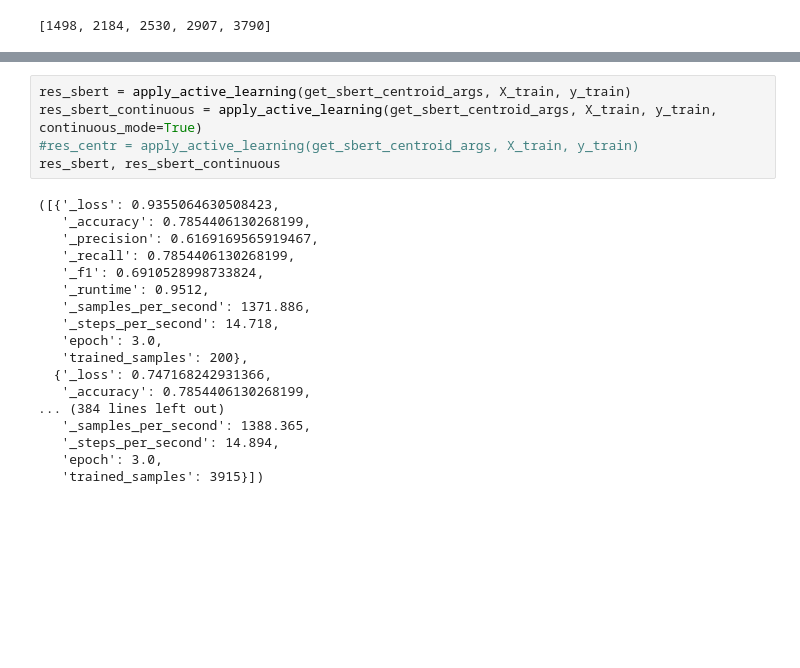
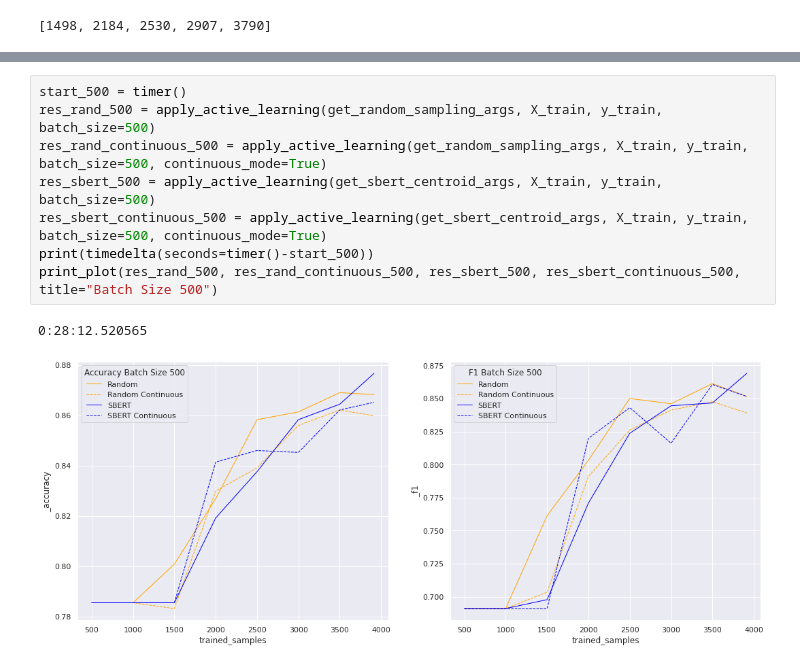
Before and after one commit to kstrassheim/active-learning-with-deep-learning-for-nlp, a Jupyter notebook: prepare.ipynb, the cells around one changed output, grey strips where cells are left out. Drawn from its saved outputs; the diff is of its cells as text; blank space fills up the shorter version.

```diff
--- a/prepare.ipynb
+++ b/prepare.ipynb
@@ -282,23 +327,11 @@ res_rand, res_rand_continuous
 # %%
-res_sbert = apply_active_learning(get_sbert_centroid_args, X_train, y_train)
-res_sbert_continuous = apply_active_learning(get_sbert_centroid_args, X_train, y_train, continuous_mode=True)
-#res_centr = apply_active_learning(get_sbert_centroid_args, X_train, y_train)
-res_sbert, res_sbert_continuous
+start_500 = timer()
+res_rand_500 = apply_active_learning(get_random_sampling_args, X_train, y_train, batch_size=500)
+res_rand_continuous_500 = apply_active_learning(get_random_sampling_args, X_train, y_train, batch_size=500, continuous_mode=True)
+res_sbert_500 = apply_active_learning(get_sbert_centroid_args, X_train, y_train, batch_size=500)
+res_sbert_continuous_500 = apply_active_learning(get_sbert_centroid_args, X_train, y_train, batch_size=500, continuous_mode=True)
+print(timedelta(seconds=timer()-start_500))
+print_plot(res_rand_500, res_rand_continuous_500, res_sbert_500, res_sbert_continuous_500, title="Batch Size 500")
 # %% [output]
-([{'_loss': 0.9355064630508423,
-   '_accuracy': 0.7854406130268199,
-   '_precision': 0.6169169565919467,
-   '_recall': 0.7854406130268199,
-   '_f1': 0.6910528998733824,
-   '_runtime': 0.9512,
-   '_samples_per_second': 1371.886,
-   '_steps_per_second': 14.718,
-   'epoch': 3.0,
-   'trained_samples': 200},
-  {'_loss': 0.747168242931366,
-   '_accuracy': 0.7854406130268199,
-... (384 lines left out)
-   '_samples_per_second': 1388.365,
-   '_steps_per_second': 14.894,
-   'epoch': 3.0,
-   'trained_samples': 3915}])
+0:28:12.520565
+[figure, added]
```
Also changed, not shown: parts of 8 cells of this notebook.
